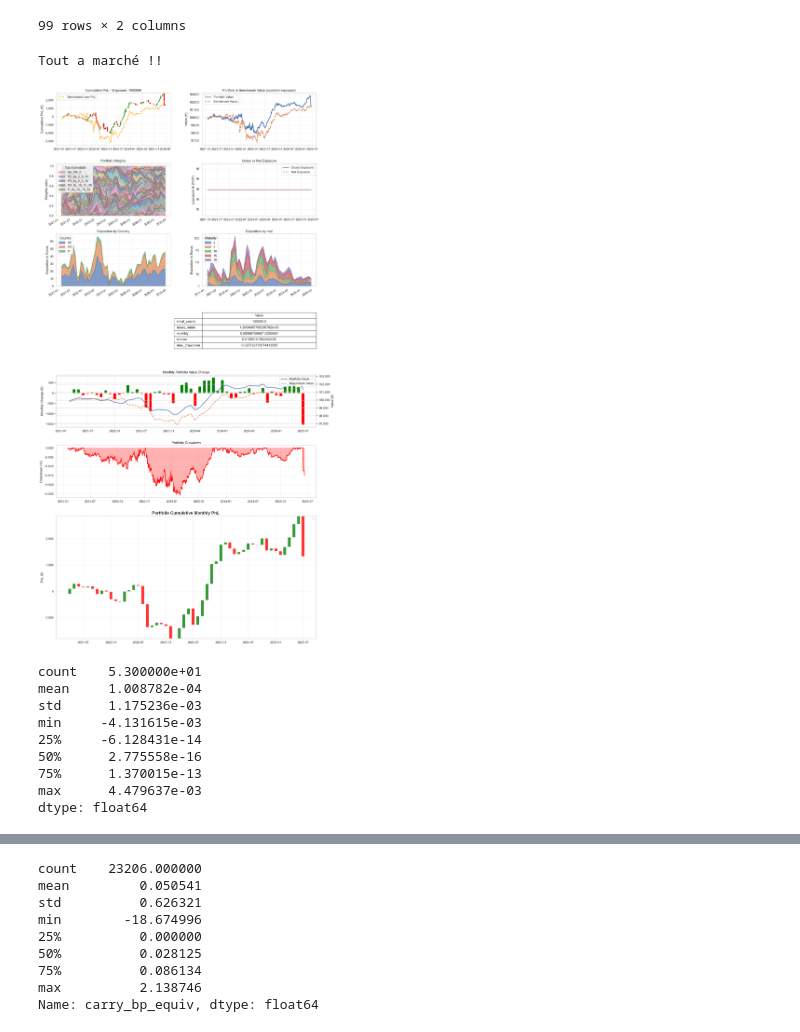
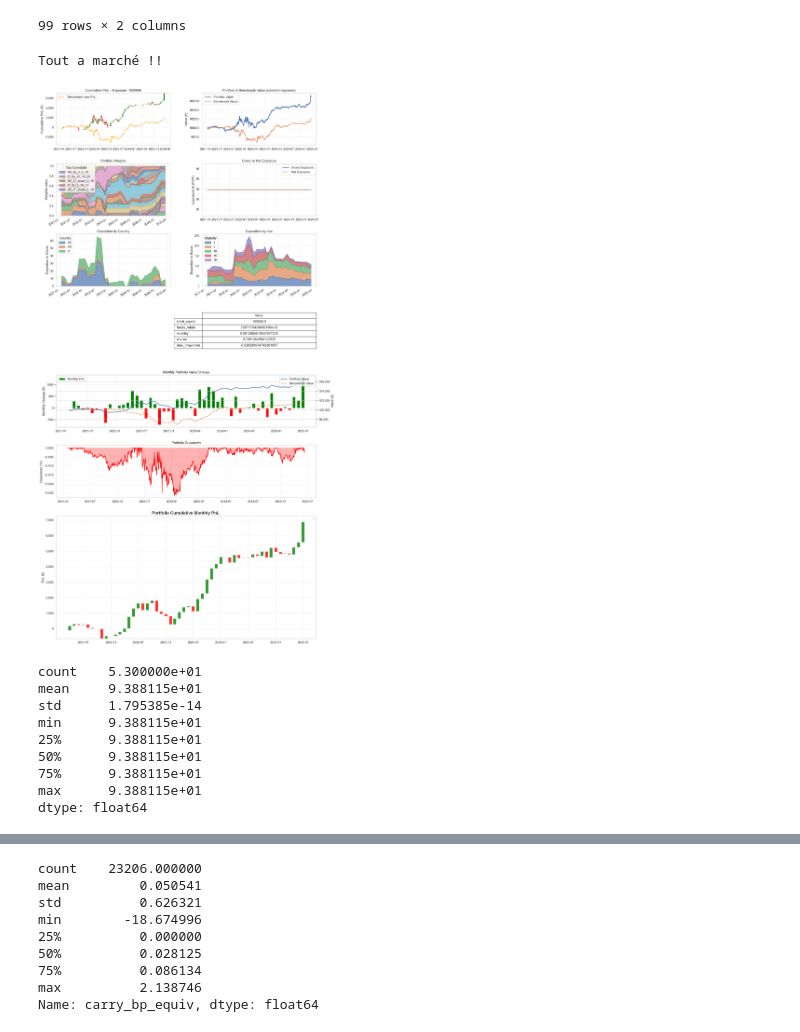
Before and after one commit to pradosth0/Markowitz_based_portfolio_allocation, a Jupyter notebook: pf_bond.ipynb, the cells around one changed output, grey strips where cells are left out. Cells and saved outputs as stored; diff of their text form; code cells hidden in the pictures.

```diff
--- a/pf_bond.ipynb
+++ b/pf_bond.ipynb
@@ -1576,44 +1576,44 @@ df_weights
 # %%
 start_date = "2021-01-01"
 end_date   = "2025-06-10"
 
 
 tspf = TimeSeriesPortfolio(
     data=long,
     start_date="2021-01-01",
     end_date="2025-06-10",
     rebalance_freq="1M",
     long_only=True,
-    lamb=1,
+    lamb=0.2,
     benchmark="ew",
-    span=3,
-    delta=0.05,
-    tc_gamma=0.2,   # intensité des coûts dans l’optimisation
+    span=5,
+    delta=0.1,
+    tc_gamma=2000,   # intensité des coûts dans l’optimisation
     initial_weights= df_weights["weight"]
 )
 tspf.dv01_by_product = dv01_by_product
 
 
 tspf.generate_portfolios()
 
 viz = PortfolioDashboardVisualizer(tspf)
 viz.plot_dashboard()
 # %% [output]
 Tout a marché !!
-[figure, old version]
+[figure, new version]
 # %%
 tspf.metrics["portfolio_pnl"].sum()
 tspf.metrics["transaction_costs"].sum()
 tspf.metrics["net_exposure"].describe()
 # %% [output]
 count    5.300000e+01
-mean     1.008782e-04
-std      1.175236e-03
-min     -4.131615e-03
-25%     -6.128431e-14
-50%      2.775558e-16
-75%      1.370015e-13
-max      4.479637e-03
+mean     9.388115e+01
+std      1.795385e-14
+min      9.388115e+01
+25%      9.388115e+01
+50%      9.388115e+01
+75%      9.388115e+01
+max      9.388115e+01
 dtype: float64
 # %%
 data["price"].describe()
```
Also changed, not shown: parts of 5 cells of this notebook.
